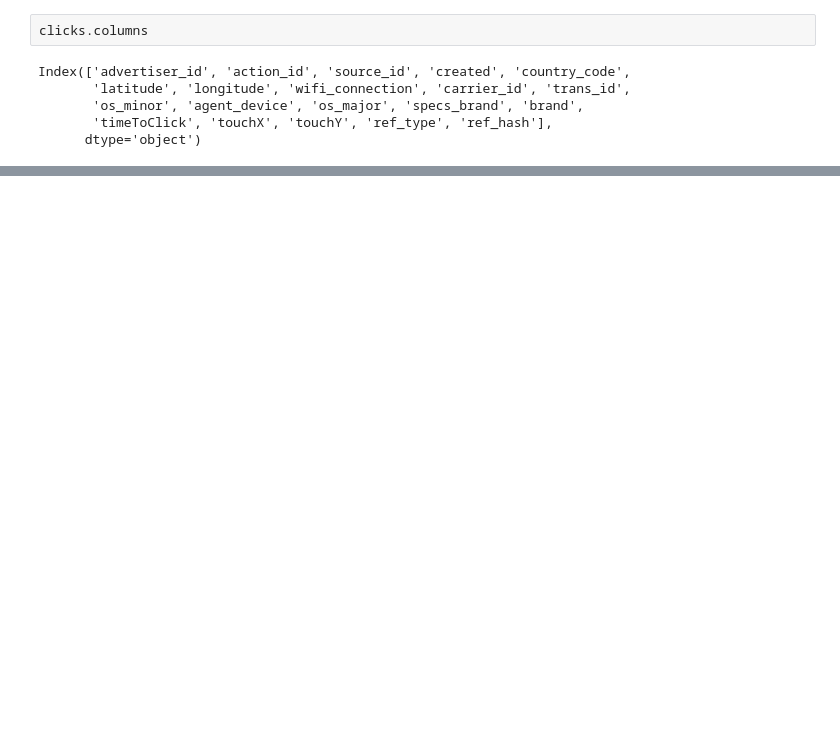
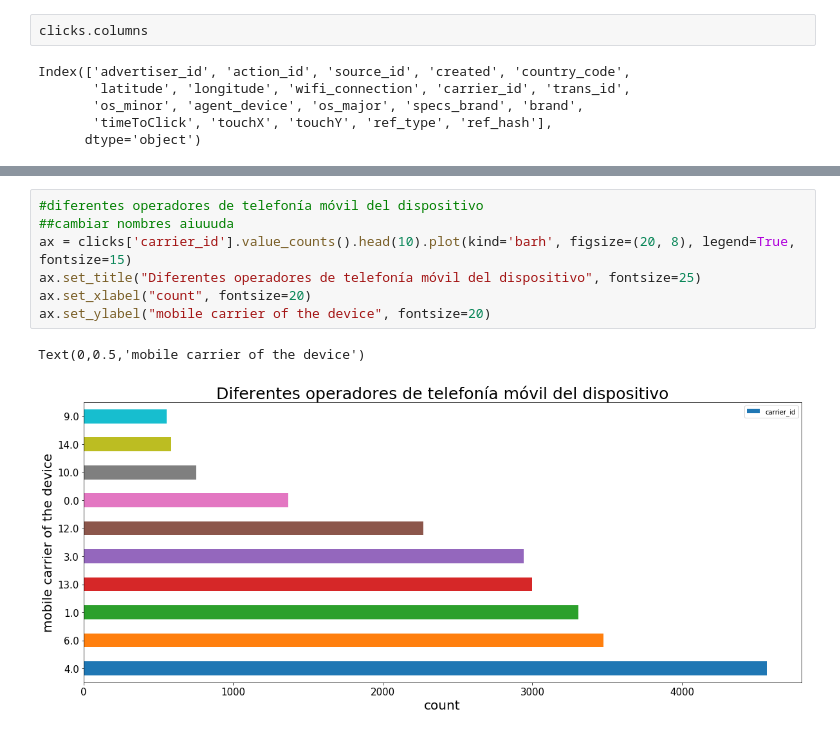
Before and after one commit to cruzpa95/Datos2019, a Jupyter notebook: clicks.ipynb, the cells around one changed output, grey strips where cells are left out. Saved outputs shown, nothing was run; the diff lists cells and outputs as text; blank space fills up the shorter version.

```diff
--- a/clicks.ipynb
+++ b/clicks.ipynb
@@ -21,0 +180,10 @@ clicks.head()
+# %%
+#diferentes operadores de telefonía móvil del dispositivo
+##cambiar nombres aiuuuda
+ax = clicks['carrier_id'].value_counts().head(10).plot(kind='barh', figsize=(20, 8), legend=True, fontsize=15)
+ax.set_title("Diferentes operadores de telefonía móvil del dispositivo", fontsize=25)
+ax.set_xlabel("count", fontsize=20)
+ax.set_ylabel("mobile carrier of the device", fontsize=20)
+# %% [output]
+Text(0,0.5,'mobile carrier of the device')
+[figure, added]
```
Also changed, not shown: parts of 24 cells of this notebook.
